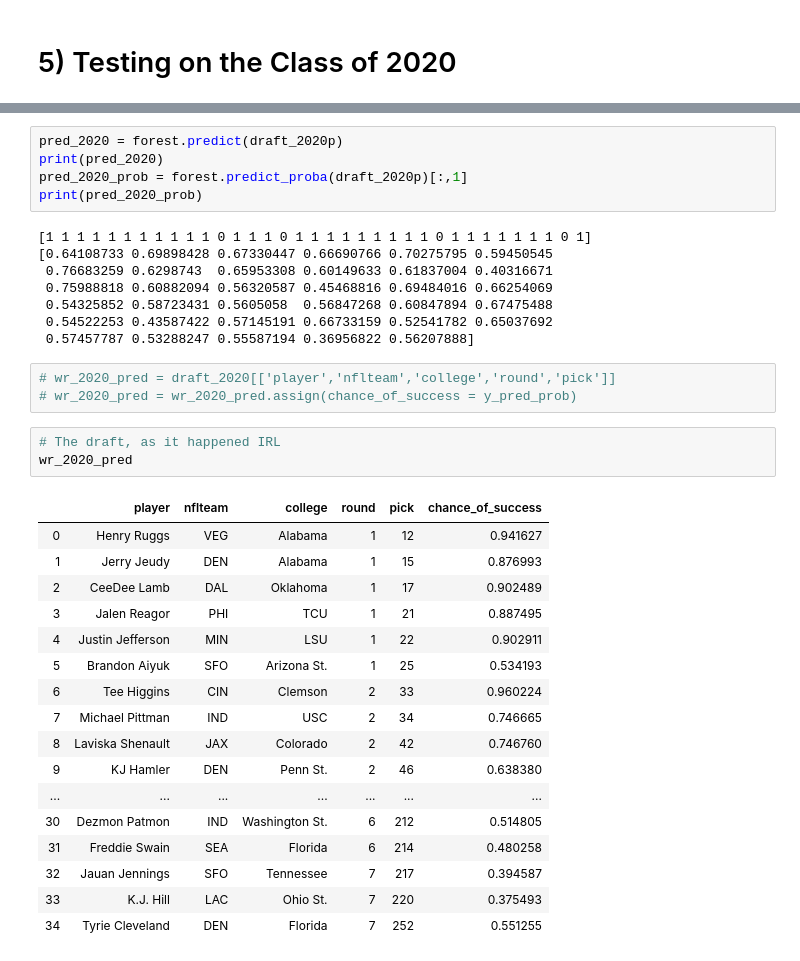
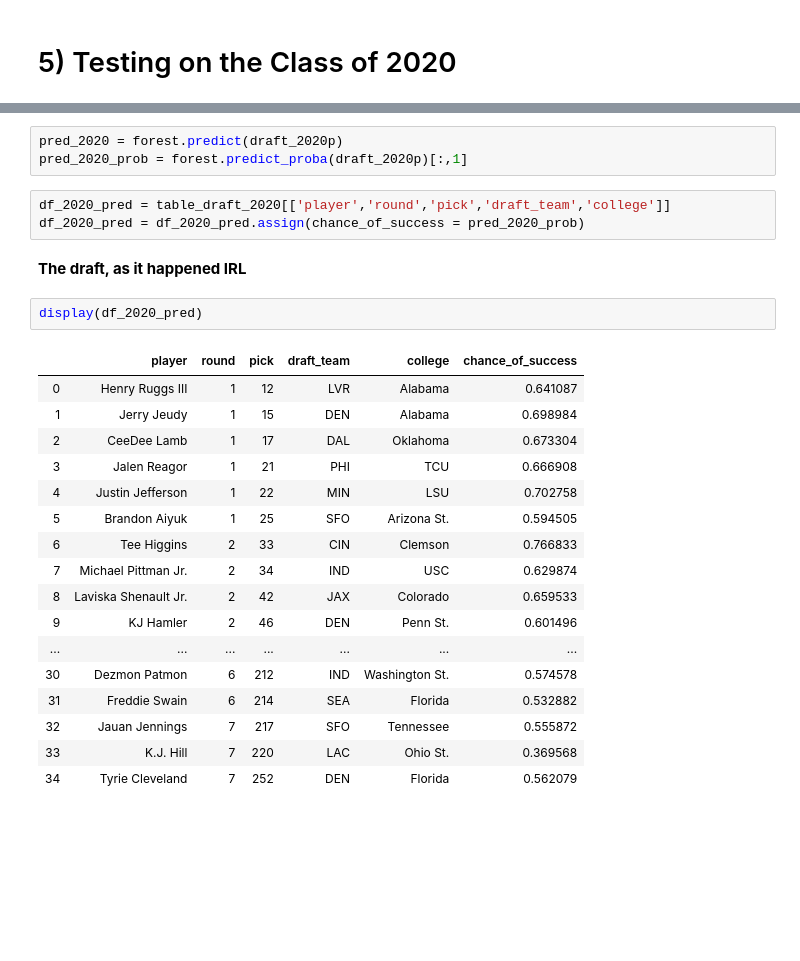
Before and after one commit to adriensaremi/Springboard, a Jupyter notebook: Capstone_1 - WRs in the NFL /4) Machine_Learning_Model.ipynb, the cells around one changed output, grey strips where cells are left out. Drawn from its saved outputs; the diff is of its cells as text; blank space fills up the shorter version.

```diff
--- a/Capstone_1 - WRs in the NFL /4) Machine_Learning_Model.ipynb
+++ b/Capstone_1 - WRs in the NFL /4) Machine_Learning_Model.ipynb
@@ -396,37 +413,28 @@ draft_2020p.head(3)
 # %%
 pred_2020 = forest.predict(draft_2020p)
-print(pred_2020)
 pred_2020_prob = forest.predict_proba(draft_2020p)[:,1]
-print(pred_2020_prob)
-# %% [output]
-[1 1 1 1 1 1 1 1 1 1 1 0 1 1 1 0 1 1 1 1 1 1 1 1 1 0 1 1 1 1 1 1 1 0 1]
-[0.64108733 0.69898428 0.67330447 0.66690766 0.70275795 0.59450545
- 0.76683259 0.6298743  0.65953308 0.60149633 0.61837004 0.40316671
- 0.75988818 0.60882094 0.56320587 0.45468816 0.69484016 0.66254069
- 0.54325852 0.58723431 0.5605058  0.56847268 0.60847894 0.67475488
- 0.54522253 0.43587422 0.57145191 0.66733159 0.52541782 0.65037692
- 0.57457787 0.53288247 0.55587194 0.36956822 0.56207888]
-# %%
-# wr_2020_pred = draft_2020[['player','nflteam','college','round','pick']]
-# wr_2020_pred = wr_2020_pred.assign(chance_of_success = y_pred_prob)
-# %%
-# The draft, as it happened IRL
-wr_2020_pred
-# %% [output]
-|  | player | nflteam | college | round | pick | chance_of_success |
-| 0 | Henry Ruggs | VEG | Alabama | 1 | 12 | 0.941627 |
-| 1 | Jerry Jeudy | DEN | Alabama | 1 | 15 | 0.876993 |
-| 2 | CeeDee Lamb | DAL | Oklahoma | 1 | 17 | 0.902489 |
-| 3 | Jalen Reagor | PHI | TCU | 1 | 21 | 0.887495 |
-| 4 | Justin Jefferson | MIN | LSU | 1 | 22 | 0.902911 |
-| 5 | Brandon Aiyuk | SFO | Arizona St. | 1 | 25 | 0.534193 |
-| 6 | Tee Higgins | CIN | Clemson | 2 | 33 | 0.960224 |
-| 7 | Michael Pittman | IND | USC | 2 | 34 | 0.746665 |
-| 8 | Laviska Shenault | JAX | Colorado | 2 | 42 | 0.746760 |
-| 9 | KJ Hamler | DEN | Penn St. | 2 | 46 | 0.638380 |
-| ... | ... | ... | ... | ... | ... | ... |
-| 30 | Dezmon Patmon | IND | Washington St. | 6 | 212 | 0.514805 |
-| 31 | Freddie Swain | SEA | Florida | 6 | 214 | 0.480258 |
-| 32 | Jauan Jennings | SFO | Tennessee | 7 | 217 | 0.394587 |
-| 33 | K.J. Hill | LAC | Ohio St. | 7 | 220 | 0.375493 |
-| 34 | Tyrie Cleveland | DEN | Florida | 7 | 252 | 0.551255 |
+# %%
+df_2020_pred = table_draft_2020[['player','round','pick','draft_team','college']]
+df_2020_pred = df_2020_pred.assign(chance_of_success = pred_2020_prob)
+# %% [markdown]
+**The draft, as it happened IRL**
+# %%
+display(df_2020_pred)
+# %% [output]
+|  | player | round | pick | draft_team | college | chance_of_success |
+| 0 | Henry Ruggs III | 1 | 12 | LVR | Alabama | 0.641087 |
+| 1 | Jerry Jeudy | 1 | 15 | DEN | Alabama | 0.698984 |
+| 2 | CeeDee Lamb | 1 | 17 | DAL | Oklahoma | 0.673304 |
+| 3 | Jalen Reagor | 1 | 21 | PHI | TCU | 0.666908 |
+| 4 | Justin Jefferson | 1 | 22 | MIN | LSU | 0.702758 |
+| 5 | Brandon Aiyuk | 1 | 25 | SFO | Arizona St. | 0.594505 |
+| 6 | Tee Higgins | 2 | 33 | CIN | Clemson | 0.766833 |
+| 7 | Michael Pittman Jr. | 2 | 34 | IND | USC | 0.629874 |
+| 8 | Laviska Shenault Jr. | 2 | 42 | JAX | Colorado | 0.659533 |
+| 9 | KJ Hamler | 2 | 46 | DEN | Penn St. | 0.601496 |
+| ... | ... | ... | ... | ... | ... | ... |
+| 30 | Dezmon Patmon | 6 | 212 | IND | Washington St. | 0.574578 |
+| 31 | Freddie Swain | 6 | 214 | SEA | Florida | 0.532882 |
+| 32 | Jauan Jennings | 7 | 217 | SFO | Tennessee | 0.555872 |
+| 33 | K.J. Hill | 7 | 220 | LAC | Ohio St. | 0.369568 |
+| 34 | Tyrie Cleveland | 7 | 252 | DEN | Florida | 0.562079 |
```
Also changed, not shown: parts of 26 cells of this notebook, 6 other files.
